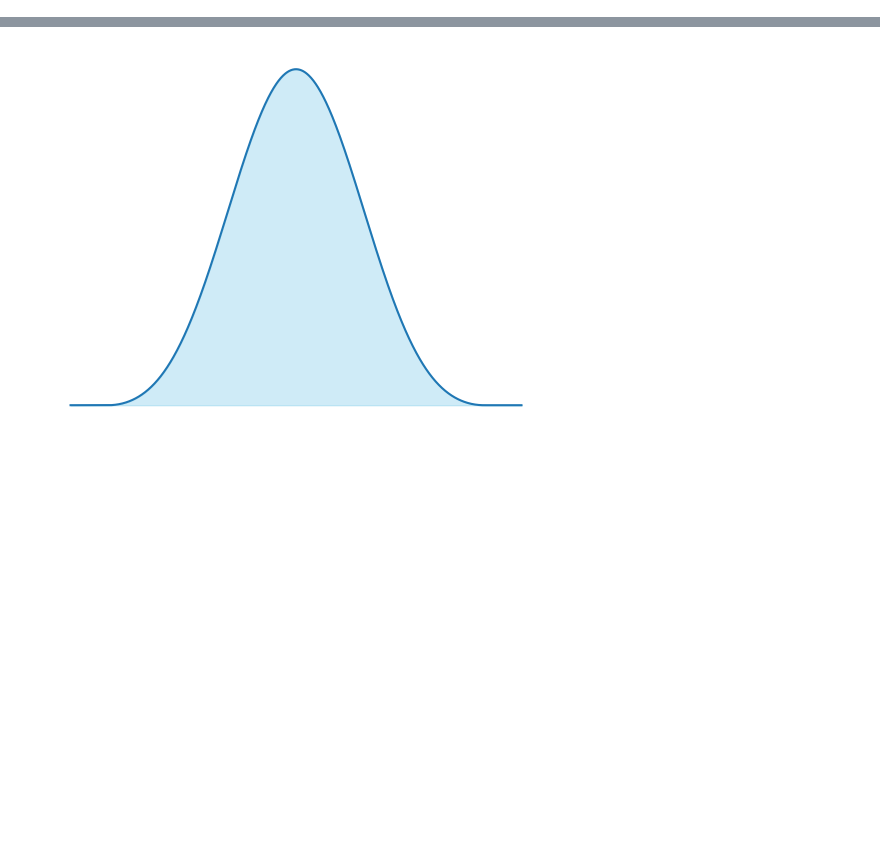
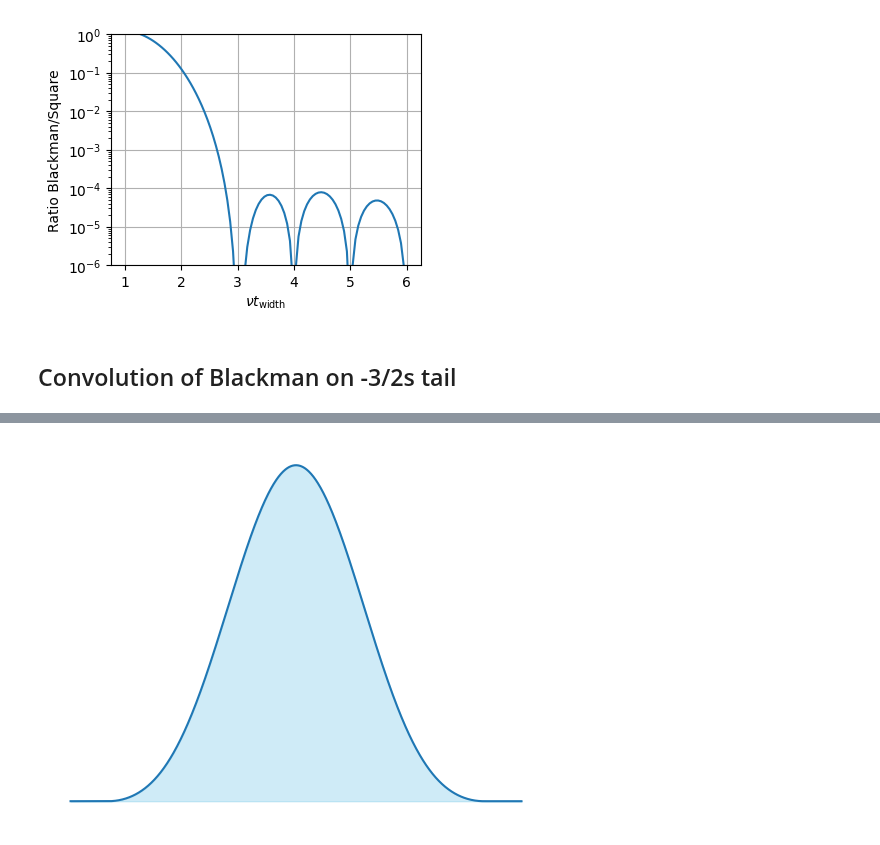
Before and after one commit to colinjdale/ChiPyLab, a Jupyter notebook: examples/plot_blackman_envelope.ipynb, the cells around one changed output, grey strips where cells are left out. Drawn from its saved outputs; the diff is of its cells as text; code cells hidden in the pictures; blank space fills up the shorter version.

```diff
--- a/examples/plot_blackman_envelope.ipynb
+++ b/examples/plot_blackman_envelope.ipynb
@@ -0,0 +68,18 @@
+# %%
+fig, ax = plt.subplots(figsize=(4,3))
+
+detuning = np.linspace(1, 6, 100)
+
+def ratio_func(det):
+    return (blackman_fourier(det, 1))**2/large_x_sinc(det)**2
+
+ax.plot(detuning, ratio_func(detuning))
+ax.grid(True)
+ax.set(xlabel=r"$\nu t_\mathrm{width}$", ylabel=r"Ratio Blackman/Square",
+       yscale='log', ylim=(10e-7, 1))
+
+plt.show()
+# %% [output]
+[figure, added]
+# %% [markdown]
+## Convolution of Blackman on -3/2s tail
```
Also changed, not shown: parts of 16 cells of this notebook, 1 other file.
